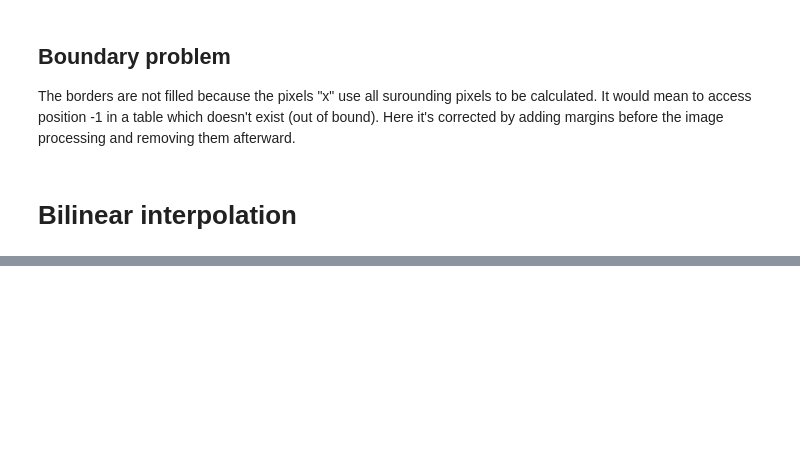
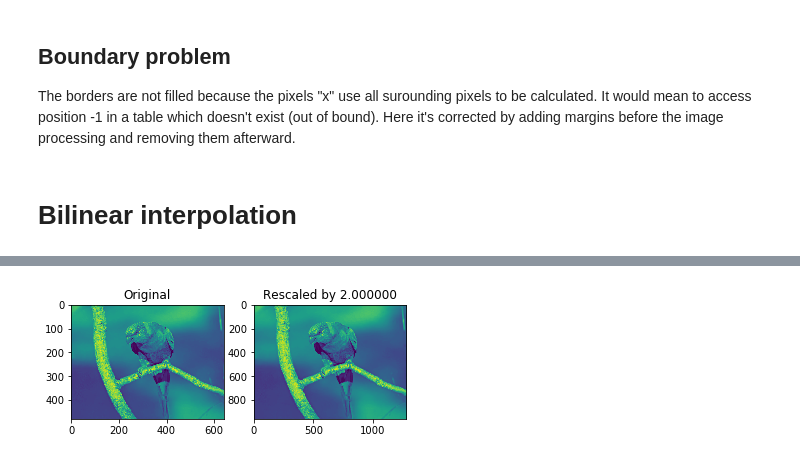
Before and after one commit to ThibaultSchowing/unistuff, a Jupyter notebook: ImageSignalProcessing/HW1/src/Exercises 3 & 4 - Chamfer & Interpolation.ipynb, the cells around one changed output, grey strips where cells are left out. Cells and saved outputs as stored; diff of their text form; code cells hidden in the pictures; blank space fills up the shorter version.

Commit message:
ISIP HW1 - DONE

```diff
--- a/ImageSignalProcessing/HW1/src/Exercises 3 & 4 - Chamfer & Interpolation.ipynb
+++ b/ImageSignalProcessing/HW1/src/Exercises 3 & 4 - Chamfer & Interpolation.ipynb
@@ -122,10 +134,14 @@ Created on Tue Mar 3, 2020
 
 """
 
+
 import sys
 import os
 import numpy as np
 import matplotlib.pyplot as plt
+
+# For image saving (not figures)
+import scipy.misc
 
 
 def test_interp():
@@ -241,7 +257,6 @@ def interp_2D(img, scale_factor):
     # [4,5,6]]
 
     shape = img.shape
-    print("Shape: ", shape)
 
     # img is grayscale
     if(len(shape) == 2):
@@ -255,19 +270,21 @@ def interp_2D(img, scale_factor):
         img_interp = height_inter.T
     else:
         # img is RGB
-        print("pute")
 
+        #Interpolated empty image / size = original size * scale factor but it must be an integer & 3 RGB channels
+        img_interp = np.empty((int(shape[0] * scale_factor), int(shape[1] * scale_factor),3))
 
-
+        # The interpolation has to be done for every RGB channel
+        for i in range(3):
+            width_inter = np.array([interp_1D(row, scale_factor) for row in img[:,:,i]])
+            height_inter = np.array([interp_1D(col, scale_factor) for col in width_inter.T])
+            img_interp[:,:,i] = height_inter.T
 
 
     return img_interp
 
 
-# set arguments
-filename = 'bird.jpg'
-filename2 = 'butterfly.jpg'
-scale_factor = 1.5  # Scaling factor
+
 
 # Before trying to directly test the bilinear interpolation on an image, we
 # test the intermediate functions to see if the functions that are coded run
@@ -285,29 +302,35 @@ print('done.')
 print('Testing interp_2D()....')
 test_interp_2D()
 print('done.')
+print('...................................................')
+print('...................................................')
 
-print('Testing bilinear interpolation of an image...')
+#################################################
+#              Bilinear interpolation
+#################################################
+# set arguments
+filename = 'bird.jpg'
+filename2 = 'butterfly.jpg'
+scale_factor = 2  # Scaling factor
+
+
+#################################################
+#           First image - Grayscale
+#################################################
+
+print('Testing bilinear interpolation of an image...(grayscale)')
 # Read image as a matrix, get image shapes before and after interpolation
 img = (plt.imread(filename)).astype('float')  # need to convert to float
 in_shape = img.shape  # Input image shape
 
 # Apply bilinear interpolation
 img_int = interp_2D(img, scale_factor)
+print("Image shape: ", img.shape)
+print("Interpolated image shape: ", img_int.shape)
 print('done.')
 
-#################################################
-                  Second image
-#################################################
-print('Testing bilinear interpolation of an RGB image...')
-# Read image as a matrix, get image shapes before and after interpolation
-img2 = (plt.imread(filename2)).astype('float')  # need to convert to float
-in_shape = img.shape  # Input image shape
-
-# Apply bilinear interpolation
-img_int2 = interp_2D(img2, scale_factor)
-print('done.')
-#################################################
-
+# Saves the image as an image and not a pyplot figure
+scipy.misc.imsave('TS_bird_rescaled.jpg', img_int)
 
 # Now, we save the interpolated image and show the results
 print('Plotting and saving results...')
@@ -327,7 +350,47 @@ plt.title('Rescaled by {:2f}'.format(scale_factor))
 print('Do not forget to close the plot window --- it happens:) ')
 plt.show()
 
+
+
+
+
+
+#################################################
+#               Second image - RGB
+#################################################
+print('Testing bilinear interpolation of an RGB image...')
+# Read image as a matrix, get image shapes before and after interpolation
+img2 = (plt.imread(filename2)).astype('float')  # need to convert to float
+in_shape = img.shape  # Input image shape
+
+# Apply bilinear interpolation
+img_int2 = interp_2D(img2, scale_factor)
+print("Image shape2: ", img2.shape)
+print("Interpolated image shape2: ", img_int2.shape)
 print('done.')
+#################################################
+
+# Saves the image as an image and not a pyplot figure
+scipy.misc.imsave('TS_butterfly_rescaled.jpg', img_int2)
+
+print('Plotting and saving results...')
+plt.figure()
+plt.imshow(img_int2.astype('uint8'))  # Get back to uint8 data type
+filename, _ = os.path.splitext(filename)
+plt.savefig('{}_rescaled.jpg'.format(filename))
+plt.close()
+
+plt.figure()
+plt.subplot(1, 2, 1)
+plt.imshow(img2.astype('uint8'))
+plt.title('Original')
+plt.subplot(1, 2, 2)
+plt.imshow(img_int2.astype('uint8'))
+plt.title('Rescaled by {:2f}'.format(scale_factor))
+plt.show()
+
+
+print('done.')
 # %% [output]
 ...................................................
 Testing test_interp()...
@@ -342,0 +410 @@ pute
+[figure, added]
```
Also changed, not shown: parts of 2 cells of this notebook, 15 other files.
